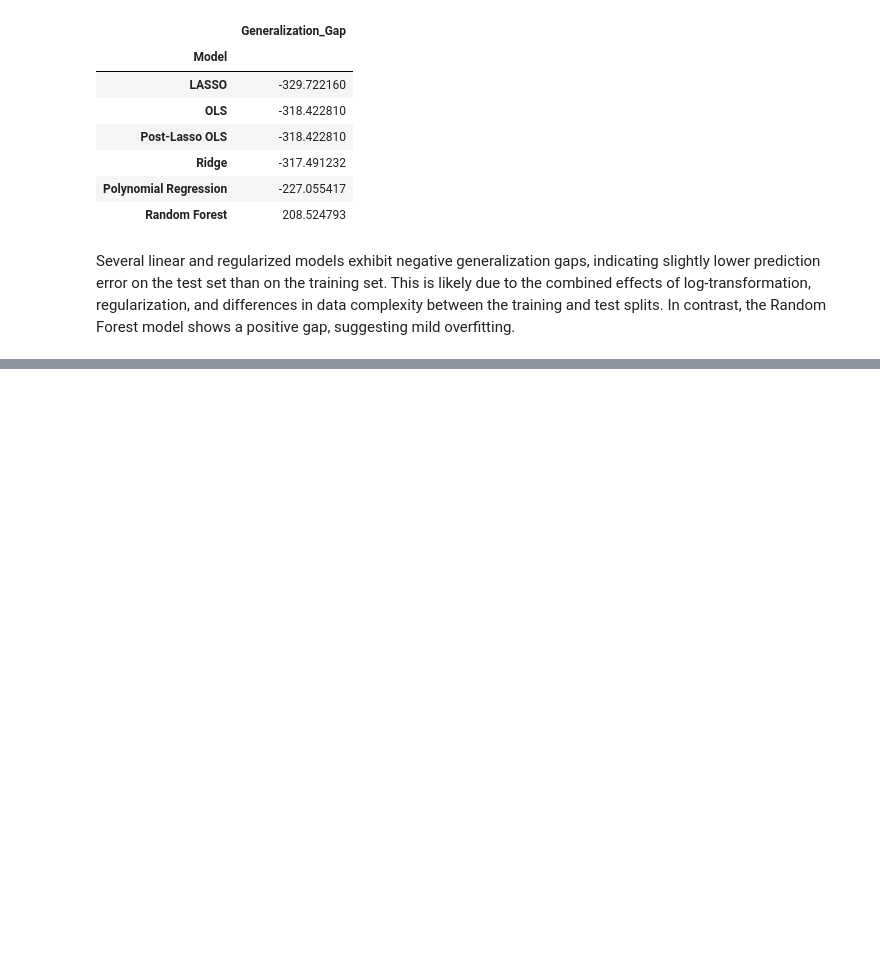
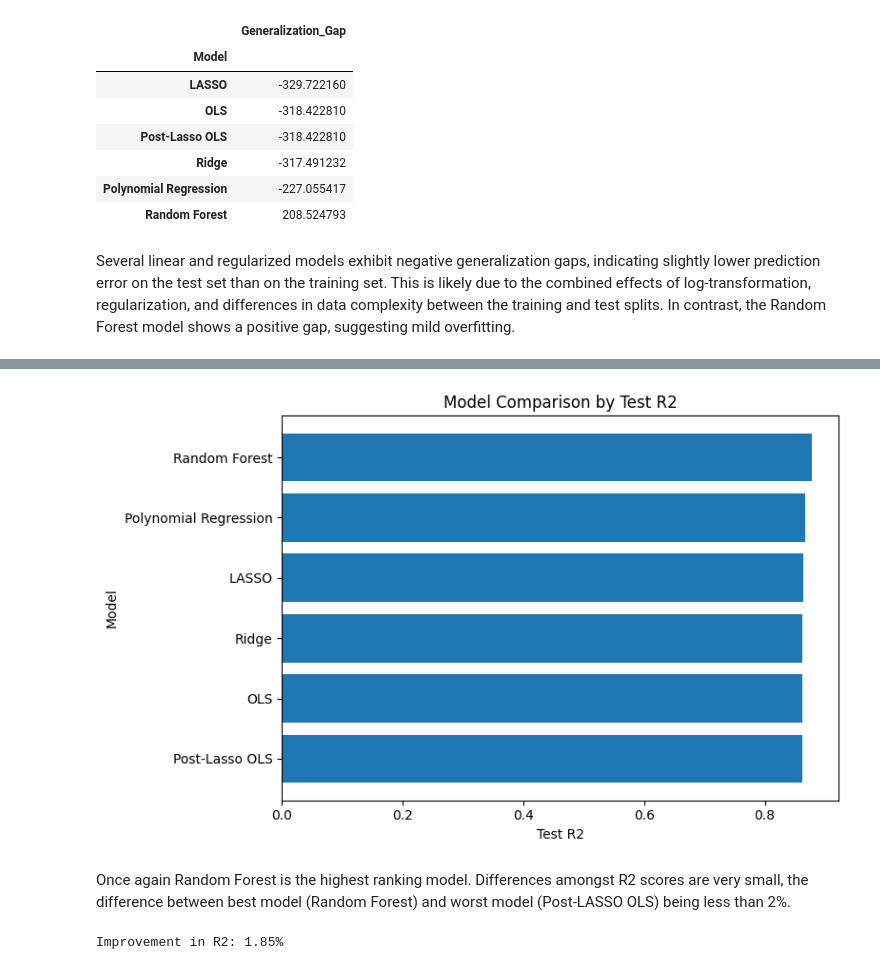
Before and after one commit to NikifBi/Medical_Costs_Regression_Analysis, a Jupyter notebook: Medical Costs.ipynb, the cells around one changed output, grey strips where cells are left out. Saved outputs shown, nothing was run; the diff lists cells and outputs as text; code cells hidden in the pictures; blank space fills up the shorter version.

```diff
--- a/Medical Costs.ipynb
+++ b/Medical Costs.ipynb
@@ -1778,0 +1794,6 @@ Several linear and regularized models exhibit negative generalization gaps, indi
+# %%
+### Sort result according to Test_R2 in descending order
+sorted_r2 = results.sort_values(by='Test_R2', ascending = False)
+
+### Display R2 scores
+sorted_r2[['Test_R2']]
@@ -1778,0 +1809,26 @@ Several linear and regularized models exhibit negative generalization gaps, indi
+# %%
+### Bar plot comparing Test RMSE of different models
+plt.figure(figsize=(8,5))
+plt.barh(sorted_r2.index, sorted_r2['Test_R2'])
+plt.gca().invert_yaxis()
+plt.xlabel('Test R2')
+plt.ylabel('Model')
+plt.title('Model Comparison by Test R2')
+plt.tight_layout()
+plt.show()
+# %% [output]
+[figure, added]
+# %% [markdown]
+Once again Random Forest is the highest ranking model. Differences amongst R2 scores are very small, the difference between best model (Random Forest) and worst model (Post-LASSO OLS) being less than 2%.
+# %%
+### Find test R2 values for best and worst performing model
+best = sorted_r2.iloc[0]['Test_R2']
+worst = sorted_r2.iloc[-1]['Test_R2']
+
+### Relative improvement
+relative_improvement = ((best - worst) / best) * 100
+
+### Display improvement in R2
+print(f"Improvement in R2: {relative_improvement:.2f}%")
+# %% [output]
+Improvement in R2: 1.85%
```
Also changed, not shown: parts of 4 cells of this notebook.
